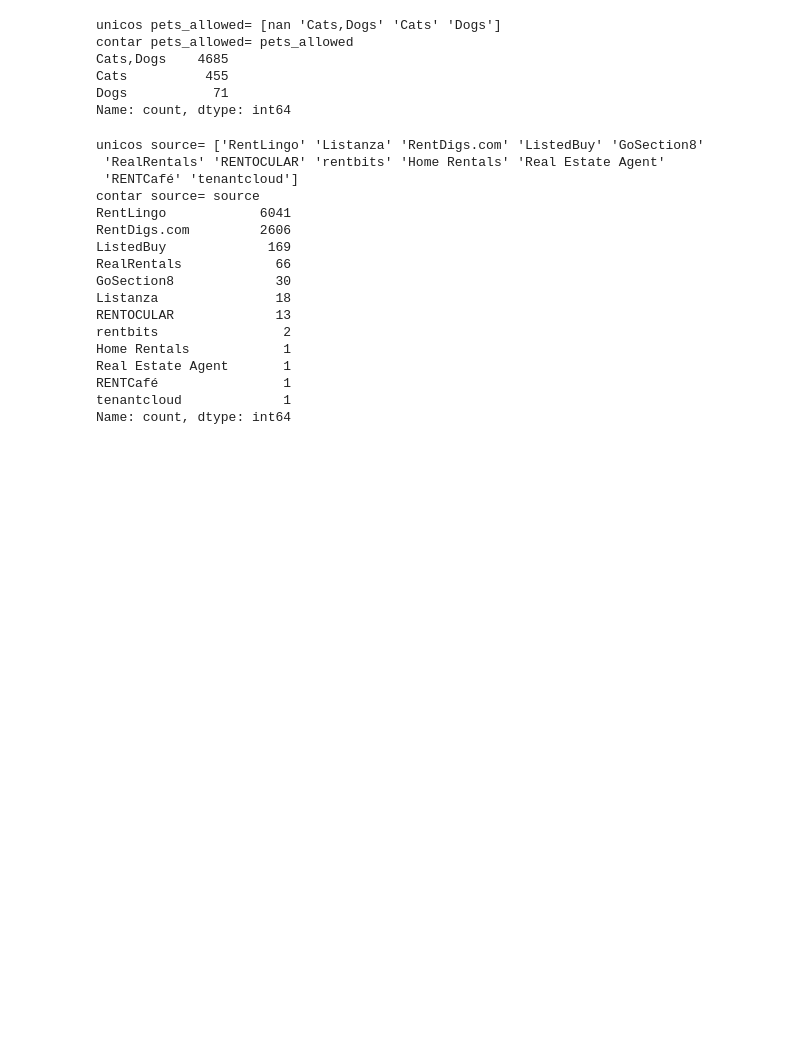
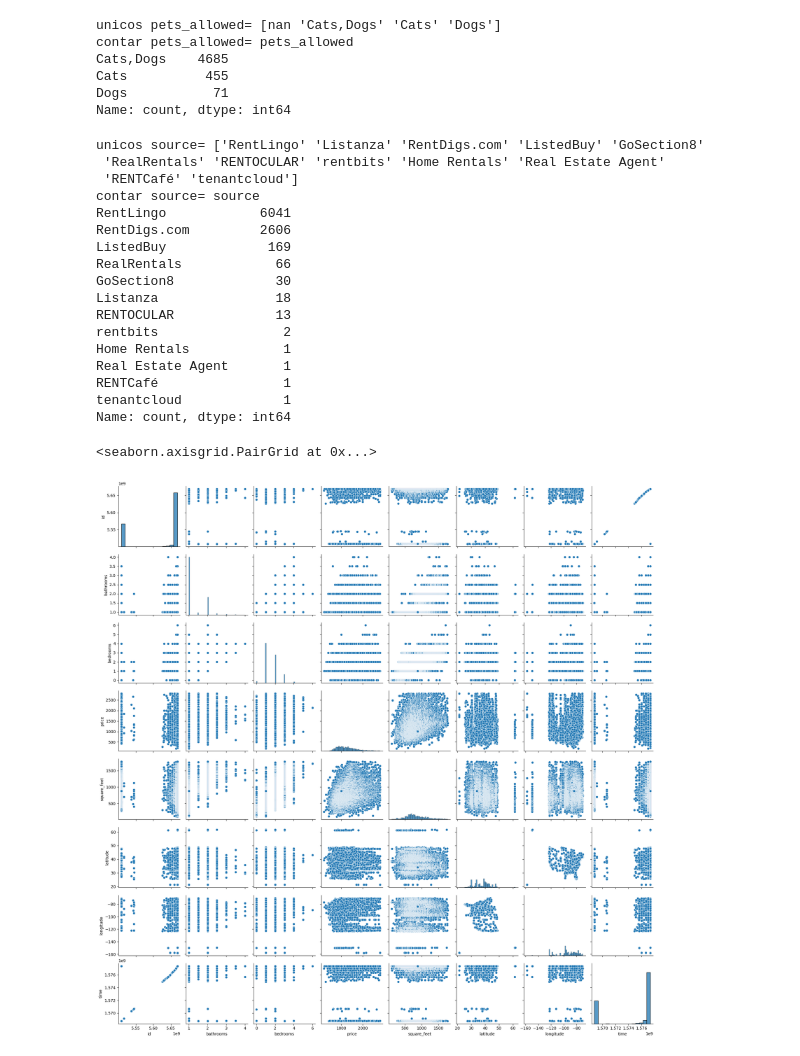
Before and after one commit to CesarAEH/Proyecto-Anal-tica, a Jupyter notebook: tarea2.ipynb, the cells around one changed output. Saved outputs shown, nothing was run; the diff lists cells and outputs as text; code cells hidden in the pictures; blank space fills up the shorter version.

```diff
--- a/tarea2.ipynb
+++ b/tarea2.ipynb
@@ -601,0 +628,5 @@ Name: count, dtype: int64
+# %%
+sns.pairplot(df,)
+# %% [output]
+<seaborn.axisgrid.PairGrid at 0x...>
+[figure, added]
```
Also changed, not shown: parts of 9 cells of this notebook.
